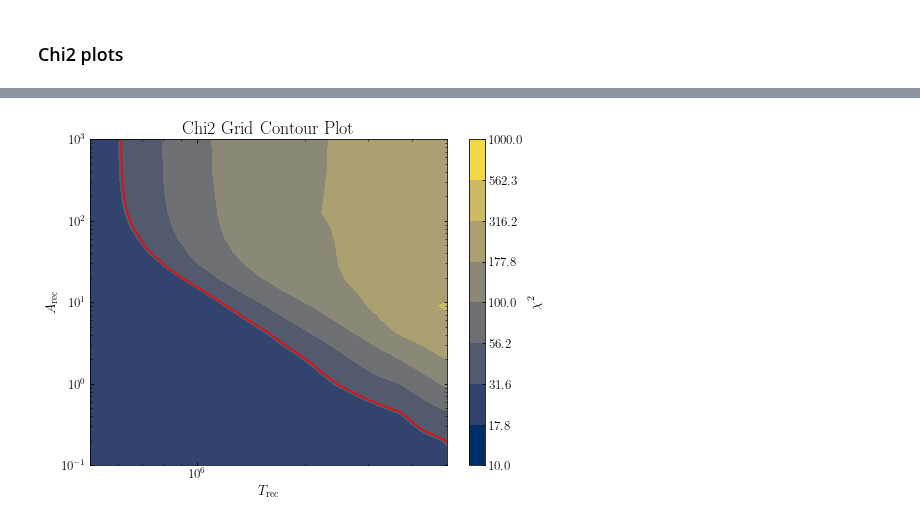
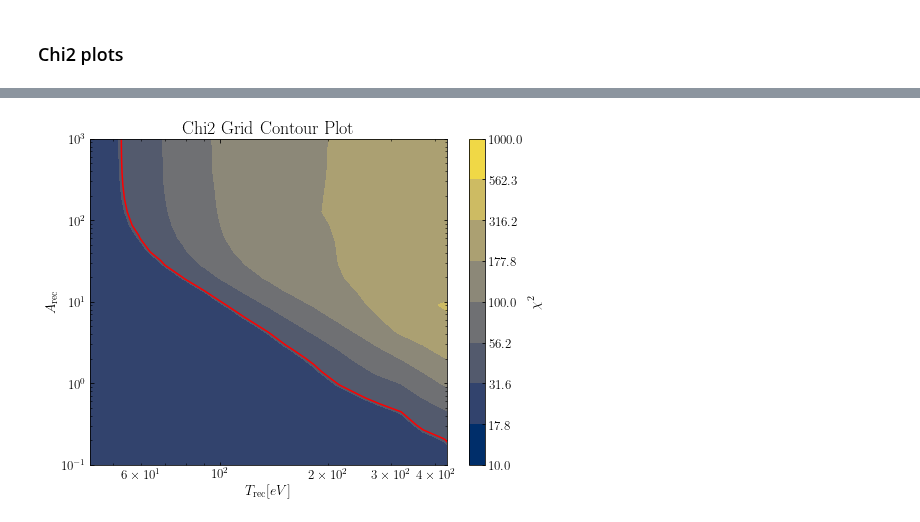
Before and after one commit to NolanSmyth/class_recoupling, a Jupyter notebook: updated_plots.ipynb, the cells around one changed output, grey strips where cells are left out. Saved outputs shown, nothing was run; the diff lists cells and outputs as text; code cells hidden in the pictures.

```diff
--- a/updated_plots.ipynb
+++ b/updated_plots.ipynb
@@ -43,3 +24,7 @@ h5pydir = 'h5py_dat/'
+# %%
+A_recs = [1e11, 1e12, 1e14]
+kk = np.logspace(-4, 2, 500)
+ktoev = 8.6173e-5
 # %%
 plt.style.use("/Users/nolansmyth/Dropbox/kinetic_recoupling/figures/style.mplstyle")
 sns.set_palette("colorblind")
@@ -805,5 +585,5 @@ Model does not fit data
 # %%
-def make_constraint_chisquare():
+def make_constraint_chisquare(constraint_ks_sorted, constraint_pks_sorted, constraint_pk_y_var_sorted, constraint_pk_x_var_sorted):
     chi2_grid = np.zeros((N_points, N_points))
 
     for i, Tr in enumerate(T_rec_strong_arr):
@@ -818,30 +598,5 @@ def make_constraint_chisquare():
             chi2 = np.sum((constraint_pks_sorted - y_interp)**2 / y_total_err**2)
             chi2_grid[i, j] = chi2
     return chi2_grid
-
-def make_constraint_grid_chisquare(chi2_grid):
-    #crit_val = 36.42 #for 24 points
-    crit_val = chi2.isf(0.05, len(constraint_ks_sorted))
-    limit_grid = np.zeros((N_points, N_points))
-    for i in range(N_points):
-        for j in range(N_points):
-            if chi2_grid[i, j] > crit_val:
-                limit_grid[i, j] = 1
-    return limit_grid
-
-def make_constraint_chisquare_extended():
-    chi2_grid = np.zeros((N_points, N_points))
-
-    for i, Tr in enumerate(T_rec_strong_arr):
-        for j, Ar in enumerate(A_rec_strong_arr):
-            test_pks_extended = np.array([pk_strong_interp_n2((Tr, Ar, k)) for k in constraint_ks_sorted_extended])
-            interpolating_function = interp1d(constraint_ks_sorted_extended, test_pks_extended, kind='cubic')
-            y_interp = interpolating_function(constraint_ks_sorted_extended)
-            dx = np.gradient(constraint_ks_sorted_extended)
-            dy_dx = np.gradient(y_interp, dx)
-            y_total_err = np.sqrt(constraint_pk_y_var_sorted_extended**2 + (dy_dx * constraint_pk_x_var_sorted_extended)**2)
-            chi2 = np.sum((constraint_pks_sorted_extended - y_interp)**2 / y_total_err**2)
-            chi2_grid[i, j] = chi2
-    return chi2_grid
 # %%
-chi2_grid = make_constraint_chisquare()
+chi2_grid = make_constraint_chisquare(constraint_ks_sorted, constraint_pks_sorted, constraint_pk_y_var_sorted, constraint_pk_x_var_sorted)
@@ -869,35 +605,34 @@ array([[ 18.83561638,  18.8356242 ,  18.83556941, ...,  74.31448333,
 # %%
 X, Y = np.meshgrid(T_rec_strong_arr, A_rec_strong_arr)
 
 # Define the new grid
 X_new = np.logspace(np.log10(X.min()), np.log10(X.max()), 50)  # 50 is the number of points for smoothing, adjust as needed
 Y_new = np.logspace(np.log10(Y.min()), np.log10(Y.max()), 50)
 X_new, Y_new = np.meshgrid(X_new, Y_new)
 
 # Flatten your original data for the griddata function
 points = np.array([X.flatten(), Y.flatten()]).T
 values = chi2_grid.flatten()
 
 # Perform the interpolation
 chi2_grid_new = griddata(points, values, (X_new, Y_new), method='linear')
 
 # Create the contour plot
 plt.figure(figsize=(8, 6))
-# plt.contourf(X_new, Y_new, chi2_grid_new, levels=np.logspace(np.log10(chi2_grid_new.min()),np.log10(chi2_grid_new.max()),7),norm=LogNorm(), cmap='cividis')
-plt.contourf(X_new, Y_new, chi2_grid_new, levels=np.logspace(1,3,9),norm=LogNorm(), cmap='cividis')
+plt.contourf(X_new*ktoev, Y_new, chi2_grid_new, levels=np.logspace(1,3,9),norm=LogNorm(), cmap='cividis')
 
 cbar = plt.colorbar()
 cbar.set_label(r'$\chi^2$')
-plt.contour(X_new, Y_new, chi2_grid_new, levels=[chi2.isf(0.05, len(constraint_ks_sorted))], colors='red')
+plt.contour(X_new*ktoev, Y_new, chi2_grid_new, levels=[chi2.isf(0.05, len(constraint_ks_sorted))], colors='red')
 
 plt.xscale('log')
 plt.yscale('log')
-plt.xlim(5e5, 5e6)
+plt.xlim(5e5*ktoev, 5e6*ktoev)
 plt.ylim(1e-1, 1e3)
-plt.xlabel('$T_\mathrm{rec}$')
+plt.xlabel('$T_\mathrm{rec} [eV]$')
 plt.ylabel('$A_\mathrm{rec}$')
 plt.title('Chi2 Grid Contour Plot')
 # plt.savefig('Figures/chi2_grid_contour_plot.pdf')
 plt.show()
 # %% [output]
-[figure, old version]
+[figure, new version]
```
Also changed, not shown: parts of 33 cells of this notebook, 10 other files.
